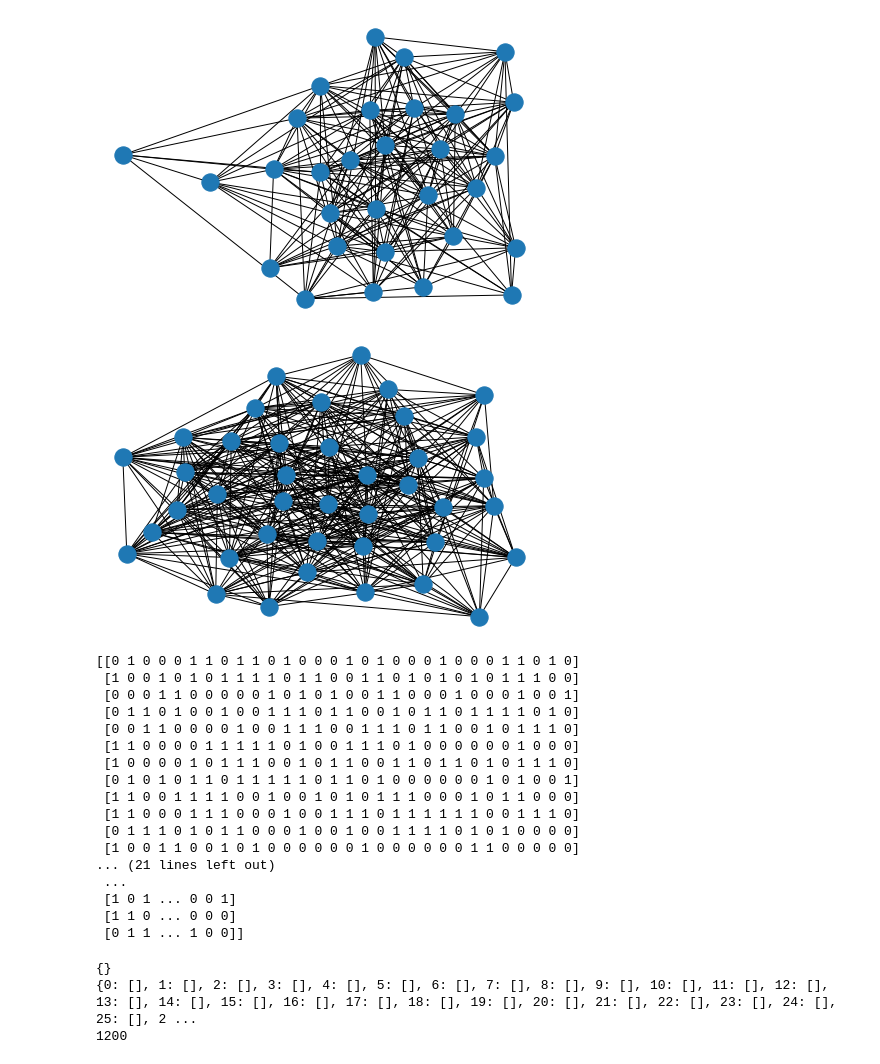
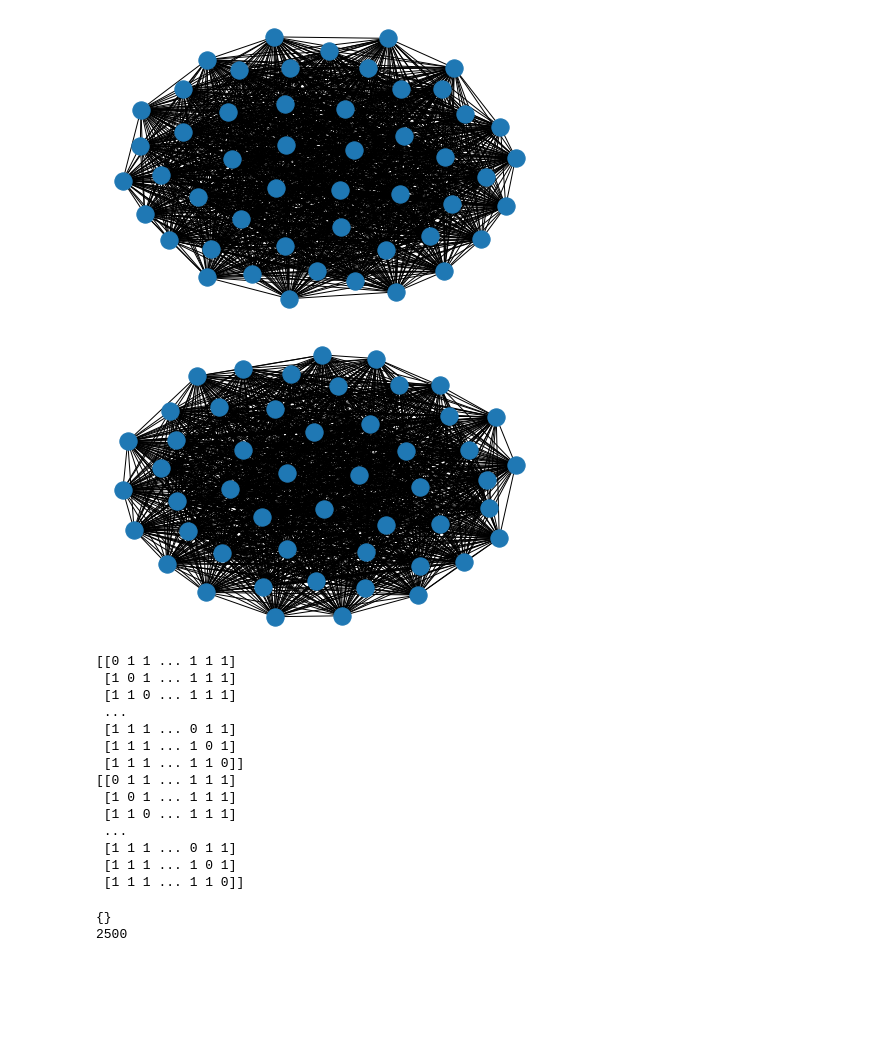
Before and after one commit to rajeshkpandey/AWESOME-FER, a Jupyter notebook: Epidemics_ABM.ipynb, the cells around one changed output. Cells and saved outputs as stored; diff of their text form; code cells hidden in the pictures; blank space fills up the shorter version.

```diff
--- a/Epidemics_ABM.ipynb
+++ b/Epidemics_ABM.ipynb
@@ -3,36 +3,36 @@
 # %%
 #Erdos-Renyi Graph in Networkx
 import random
 import copy
 from networkx import nx
 import matplotlib.pyplot as plt
 
-N = 30  # 400 Indian Cities
-K = 6000  # 400000 Agents(people under influence)
+N = 50  # 50 Indian Cities
+K = 25000  # 400000 Agents(people under influence)
 #M = 30  # 30 Edges
-NN = 40 # 40 nodes contact network of Cities
+NN = 50 # 50 nodes contact network of Cities
 
 
 #Graph = nx.gnm_random_graph(N, M)
 
-P = .5 #Probabibilty for Node Connection in random graph
-PP = .5
+P = 1 #Probabibilty for Node Connection in random graph
+PP = 1
 Graph = nx.erdos_renyi_graph(N,P) # Use Networkx to generate a random graph of N nodes being connected with probability P.
 GraphN = nx.erdos_renyi_graph(NN,PP)
 
 
 # some network properties
 #print("the adjacency list")
 #for line in nx.generate_adjlist(Graph):
 #    print(line)
 
 nx.draw(Graph)
 plt.show()
 nx.draw(GraphN)
 plt.show()
 # %% [output]
-[figure, old version]
+[figure, new version]
-[figure, old version]
+[figure, new version]
 # %%
 #!jupyter notebook --generate-config
 # %%
@@ -49,23 +49,20 @@ Adjacency_matrixN = AN.todense()
 print(Adjacency_matrix)
 print(Adjacency_matrixN)
 # %% [output]
-[[0 1 0 0 0 1 1 0 1 1 0 1 0 0 0 1 0 1 0 0 0 1 0 0 0 1 1 0 1 0]
- [1 0 0 1 0 1 0 1 1 1 1 0 1 1 0 0 1 1 0 1 0 1 0 1 0 1 1 1 0 0]
- [0 0 0 1 1 0 0 0 0 0 1 0 1 0 1 0 0 1 1 0 0 0 1 0 0 0 1 0 0 1]
- [0 1 1 0 1 0 0 1 0 0 1 1 1 0 1 1 0 0 1 0 1 1 0 1 1 1 1 0 1 0]
- [0 0 1 1 0 0 0 0 1 0 0 1 1 1 0 0 1 1 1 0 1 1 0 0 1 0 1 1 1 0]
- [1 1 0 0 0 0 1 1 1 1 1 0 1 0 0 1 1 1 0 1 0 0 0 0 0 0 1 0 0 0]
- [1 0 0 0 0 1 0 1 1 1 0 0 1 0 1 1 0 0 1 1 0 1 1 0 1 0 1 1 1 0]
- [0 1 0 1 0 1 1 0 1 1 1 1 1 0 1 1 0 1 0 0 0 0 0 0 1 0 1 0 0 1]
- [1 1 0 0 1 1 1 1 0 0 1 0 0 1 0 1 0 1 1 1 0 0 0 1 0 1 1 0 0 0]
- [1 1 0 0 0 1 1 1 0 0 0 1 0 0 1 1 1 0 1 1 1 1 1 1 0 0 1 1 1 0]
- [0 1 1 1 0 1 0 1 1 0 0 0 1 0 0 1 0 0 1 1 1 1 0 1 0 1 0 0 0 0]
- [1 0 0 1 1 0 0 1 0 1 0 0 0 0 0 0 1 0 0 0 0 0 0 1 1 0 0 0 0 0]
-... (21 lines left out)
+[[0 1 1 ... 1 1 1]
+ [1 0 1 ... 1 1 1]
+ [1 1 0 ... 1 1 1]
  ...
- [1 0 1 ... 0 0 1]
- [1 1 0 ... 0 0 0]
- [0 1 1 ... 1 0 0]]
+ [1 1 1 ... 0 1 1]
+ [1 1 1 ... 1 0 1]
+ [1 1 1 ... 1 1 0]]
+[[0 1 1 ... 1 1 1]
+ [1 0 1 ... 1 1 1]
+ [1 1 0 ... 1 1 1]
+ ...
+ [1 1 1 ... 0 1 1]
+ [1 1 1 ... 1 0 1]
+ [1 1 1 ... 1 1 0]]
 # %%
 #Empty Node Dictionary [ A Dictionary consisting list of agent states on Graph Nodes]
 Node = {}
@@ -73,12 +70,11 @@ print(Node)
 for i in range(N):
   for j in range(NN):
     Node[i*NN+j] = list()
-print(Node)
+#print(Node)
 print(len(Node))
 # %% [output]
 {}
-{0: [], 1: [], 2: [], 3: [], 4: [], 5: [], 6: [], 7: [], 8: [], 9: [], 10: [], 11: [], 12: [], 13: [], 14: [], 15: [], 16: [], 17: [], 18: [], 19: [], 20: [], 21: [], 22: [], 23: [], 24: [], 25: [], 2 ...
-1200
+2500
 # %%
 #Adding Viral_Index Randomly
 for i in range(N):
```
Also changed, not shown: parts of 5 cells of this notebook.
